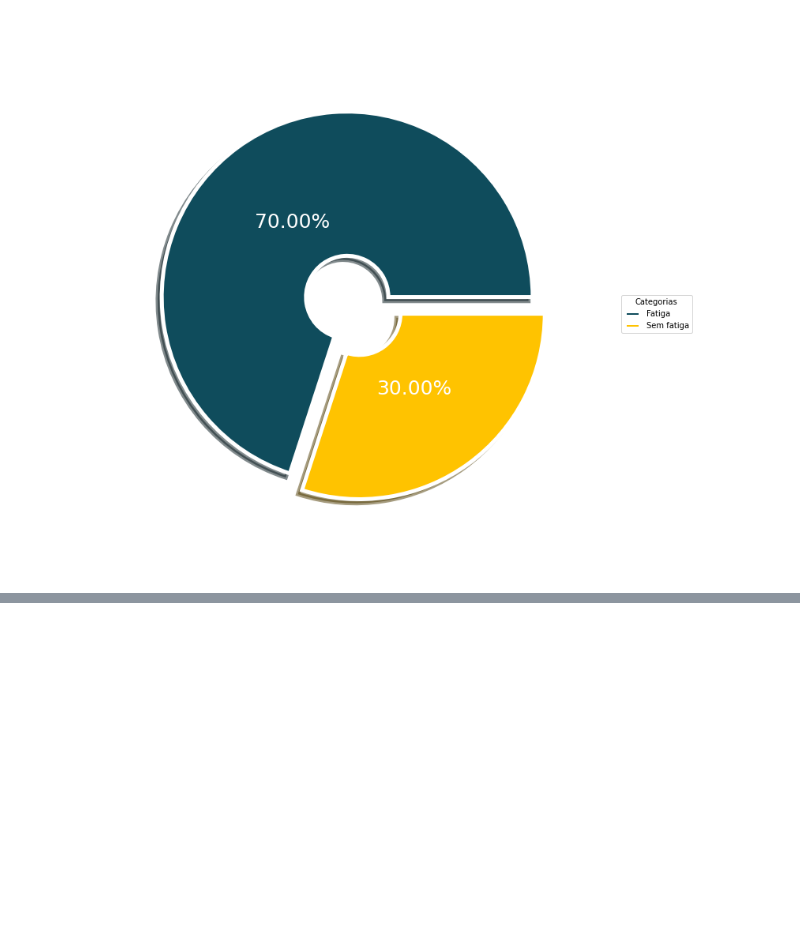
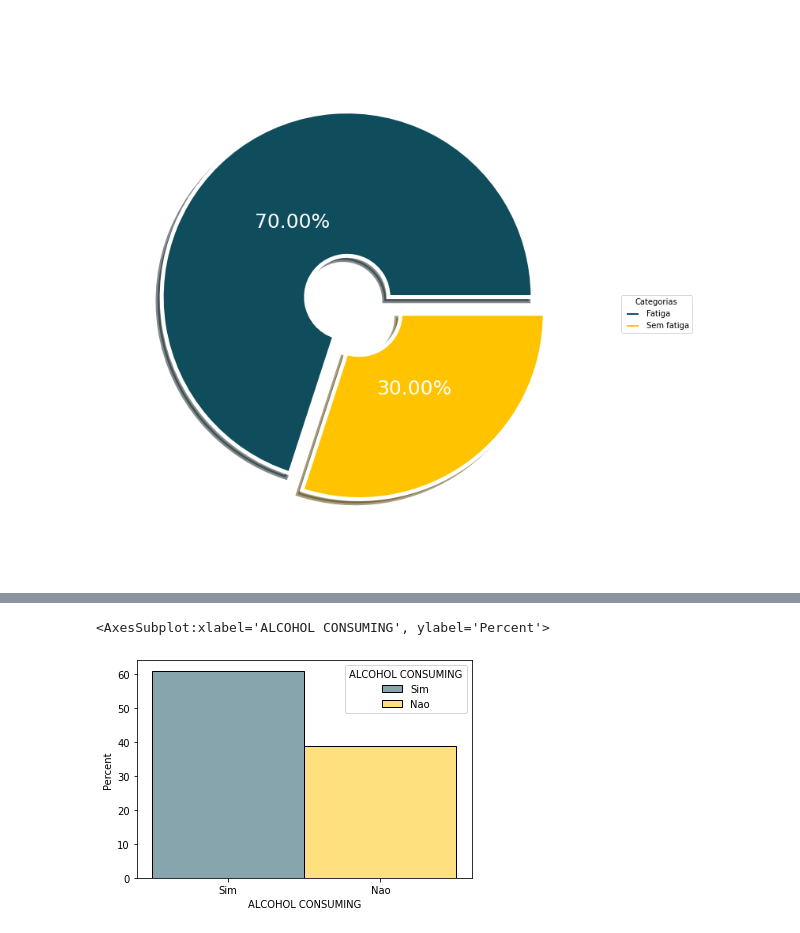
Before and after one commit to JoaoYukio/PCO114, a Jupyter notebook: Tarefa2/AnaliseDosDados.ipynb, the cells around one changed output, grey strips where cells are left out. Drawn from its saved outputs; the diff is of its cells as text; code cells hidden in the pictures; blank space fills up the shorter version.

```diff
--- a/Tarefa2/AnaliseDosDados.ipynb
+++ b/Tarefa2/AnaliseDosDados.ipynb
@@ -181,0 +187,5 @@ plt.show()
+# %%
+sns.histplot(data=data_posit, x="ALCOHOL CONSUMING", hue="ALCOHOL CONSUMING",hue_order=["Sim","Nao"],palette=["#0f4c5c","#FFC300"], stat='percent')
+# %% [output]
+<AxesSubplot:xlabel='ALCOHOL CONSUMING', ylabel='Percent'>
+[figure, added]
```
Also changed, not shown: parts of 5 cells of this notebook.
